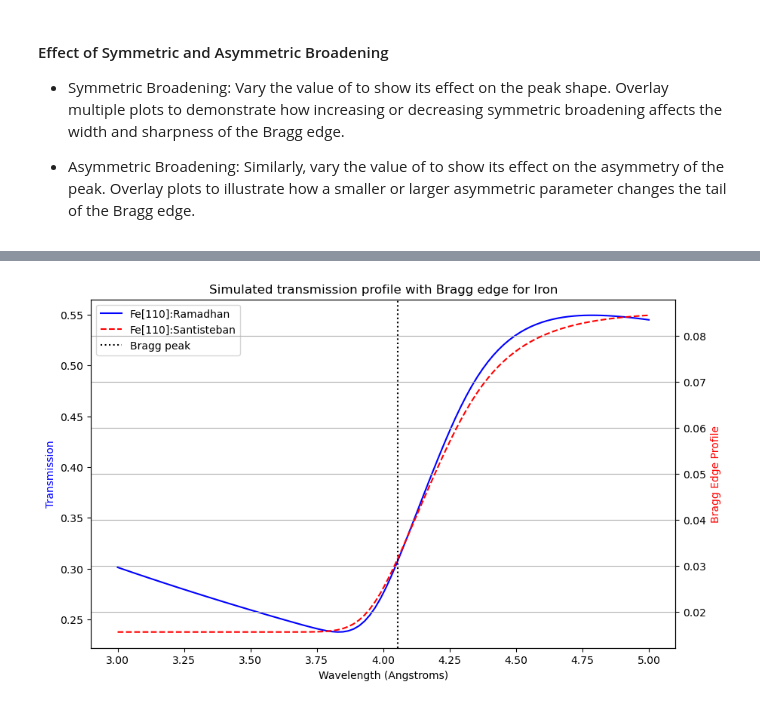
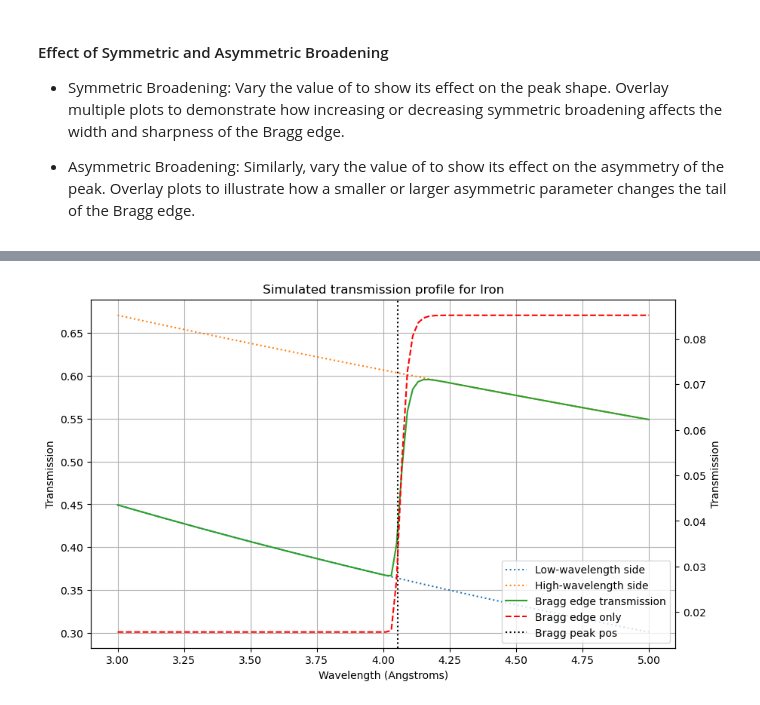
Before and after one commit to ornlneutronimaging/iBeatles, a Jupyter notebook: notebooks/bragg_edge_fitting.ipynb, the cells around one changed output, grey strips where cells are left out. Cells and saved outputs as stored; diff of their text form; code cells hidden in the pictures.

Commit message:
add first draft of the notebook

```diff
--- a/notebooks/bragg_edge_fitting.ipynb
+++ b/notebooks/bragg_edge_fitting.ipynb
@@ -553,34 +585,0 @@ bragg_edge_fe = simulate_bragg_edge(
-# %%
-plt.figure(figsize=(10, 6))
-
-# Create the first axis
-ax1 = plt.gca()
-
-# Plot the simulated transmission profile on the first axis
-line1 = ax1.plot(wavelengths_fe, transmission_fe, label="Fe[110]:Ramadhan", color='b')
-
-# Create a second axis sharing the same x-axis
-ax2 = ax1.twinx()
-
-# Plot the Bragg edge profile on the second axis
-line2 = ax2.plot(wavelengths_fe, bragg_edge_fe, 'r--', label="Fe[110]:Santisteban")
-
-# Add vertical line for Bragg peak
-line3 = ax1.axvline(x=bragg_peak_wavelength_fe, color='k', linestyle=':', label="Bragg peak")
-
-# Set labels and title
-ax1.set_xlabel("Wavelength (Angstroms)")
-ax1.set_ylabel("Transmission", color='b')
-ax2.set_ylabel("Bragg Edge Profile", color='r')
-plt.title("Simulated transmission profile with Bragg edge for Iron")
-
-# Combine legends from both axes
-lines = line1 + line2 + [line3]
-labels = [line.get_label() for line in lines]
-ax1.legend(lines, labels, loc='upper left')
-
-# Show the plot
-plt.grid(True)
-plt.show()
-# %% [output]
-[figure, removed]
@@ -586,0 +639,33 @@ plt.show()
+# %%
+plt.figure(figsize=(10, 6))
+
+# Create the first axis
+ax1 = plt.gca()
+line_low_lambda_transmission = ax1.plot(wavelengths_fe, low_lambda_transmission_fe, ":", label="Low-wavelength side")
+line_high_lambda_transmission = ax1.plot(wavelengths_fe, high_lambda_transmission_fe, ":", label="High-wavelength side")
+line_bragg_transmission = ax1.plot(wavelengths_fe, bragg_edge_profile_tranmission, label="Bragg edge transmission")
+ax1.set_xlabel("Wavelength (Angstroms)")
+ax1.set_ylabel("Transmission")
+ax1.set_title("Simulated transmission profile for Iron")
+ax1.grid(True)
+
+# Add vertical line for Bragg peak
+bragg_pos = ax1.axvline(x=bragg_peak_wavelength_fe, color='k', linestyle=':', label="Bragg peak pos")
+
+# Create the second axis
+ax2 = ax1.twinx()
+line_bragg_edge = ax2.plot(wavelengths_fe, bragg_edge_fe, "--", label="Bragg edge only", color="red")
+ax2.set_ylabel("Transmission")
+
+# combine legends
+lines = line_low_lambda_transmission
+lines.extend(line_high_lambda_transmission)
+lines.extend(line_bragg_transmission)
+lines.extend(line_bragg_edge)
+lines.extend([bragg_pos])
+labels = [l.get_label() for l in lines]
+ax1.legend(lines, labels, loc=4)
+
+plt.show()
+# %% [output]
+[figure, added]
```
Also changed, not shown: parts of 40 cells of this notebook.
